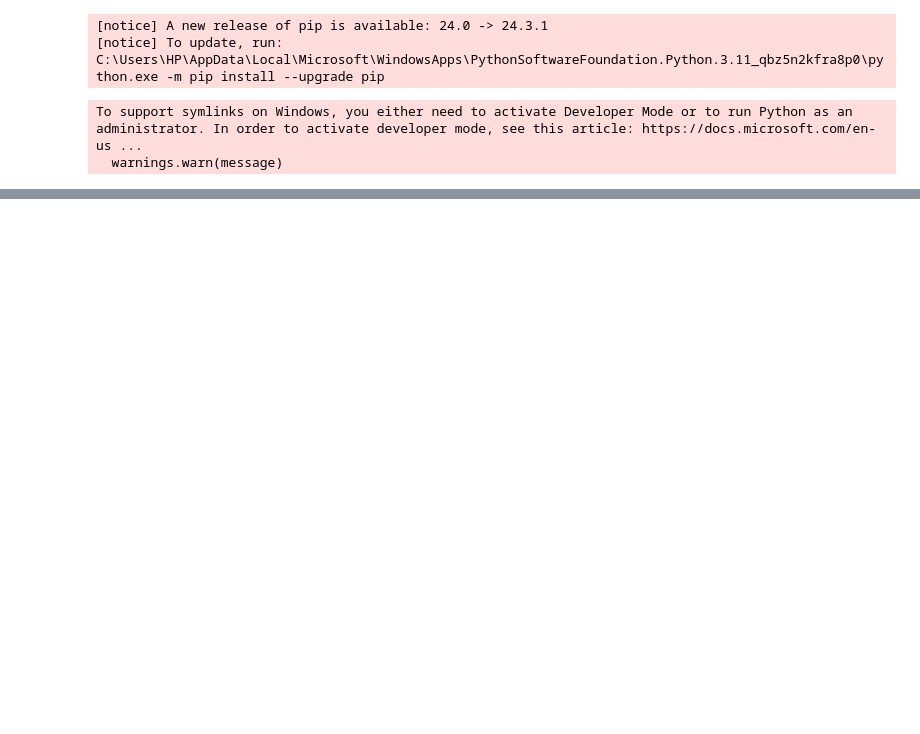
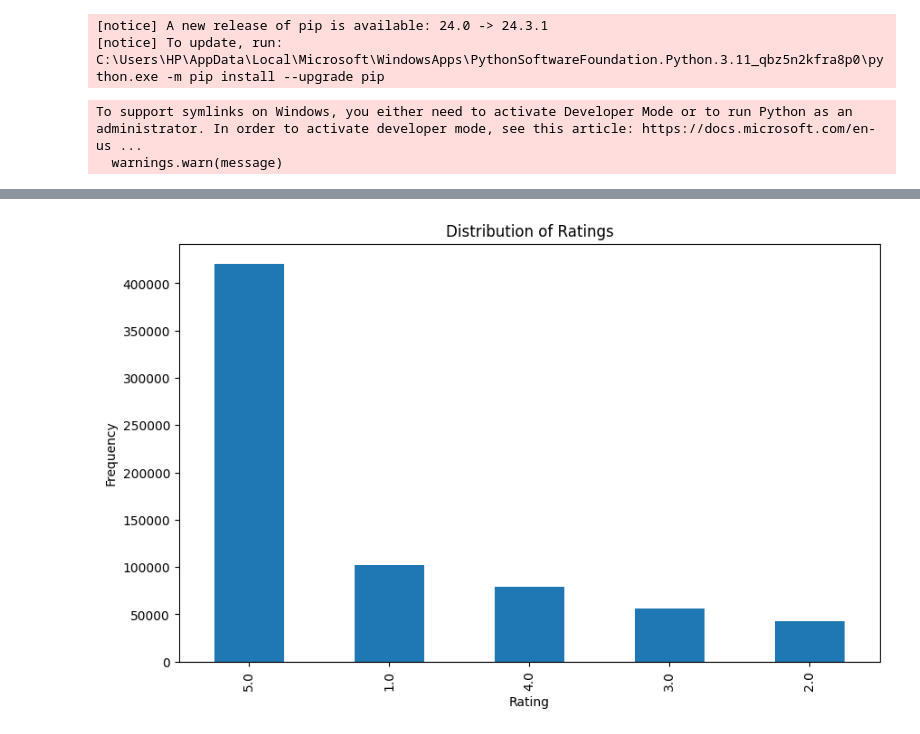
Before and after one commit to olivemideva/Fake-Reviews, a Jupyter notebook: fake_reviews.ipynb, the cells around one changed output, grey strips where cells are left out. Drawn from its saved outputs; the diff is of its cells as text; code cells hidden in the pictures; blank space fills up the shorter version.

```diff
--- a/fake_reviews.ipynb
+++ b/fake_reviews.ipynb
@@ -164,3 +164,10 @@ df.head()
 | 2 | 5.0 | Yes! | Smells good, feels great! | [] | B07PNNCSP9 | B097R46CSY | AE74DYR3QUGVPZJ3P7RFWBGIX7XQ | 1589665266052 | 2 | ... |
 | 3 | 1.0 | Synthetic feeling | Felt synthetic | [] | B09JS339BZ | B09JS339BZ | AFQLNQNQYFWQZPJQZS6V3NZU4QBQ | 1643393630220 | 0 | ... |
 | 4 | 5.0 | A+ | Love it | [] | B08BZ63GMJ | B08BZ63GMJ | AFQLNQNQYFWQZPJQZS6V3NZU4QBQ | 1609322563534 | 0 | ... |
+# %%
+# Check the distribution of the 'rating' column
+rating_counts = df['rating'].value_counts()
+
+# Display class distribution
+print("Class distribution for 'rating' column:")
+print(rating_counts)
@@ -166,0 +183,9 @@ df.head()
+# %%
+# Plot the distribution
+rating_counts.plot(kind='bar', figsize=(10,6))
+plt.title('Distribution of Ratings')
+plt.xlabel('Rating')
+plt.ylabel('Frequency')
+plt.show()
+# %% [output]
+[figure, added]
```
Also changed, not shown: parts of 1 cell of this notebook.
